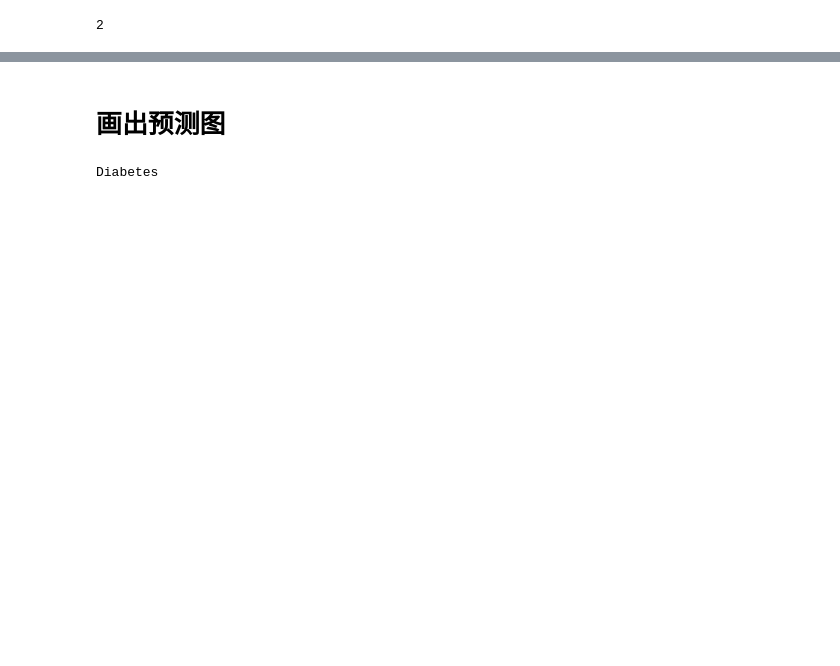
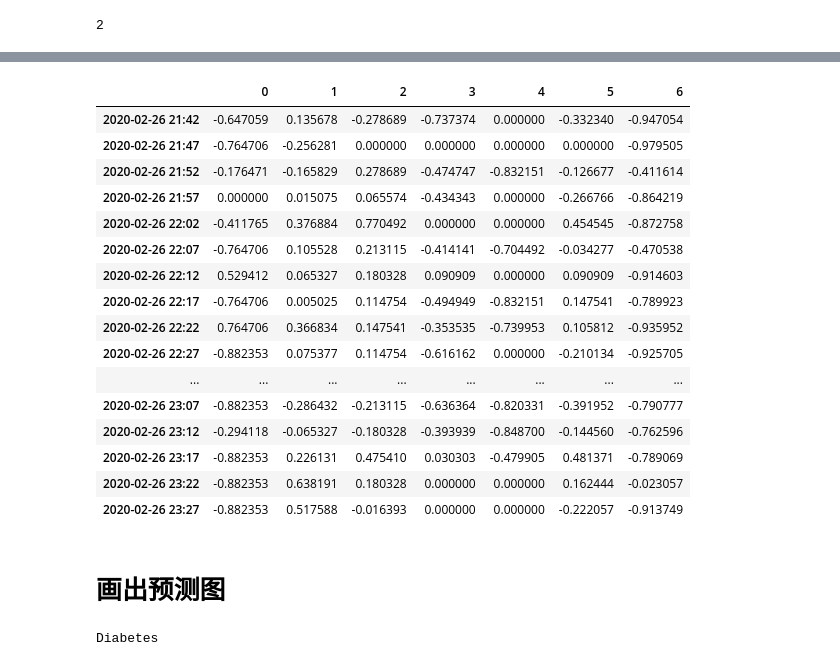
Before and after one commit to ktncktnc/TimeGrad-re, a Jupyter notebook: pts7/Time-Grad-Diabetes.ipynb, the cells around one changed output, grey strips where cells are left out. Drawn from its saved outputs; the diff is of its cells as text; code cells hidden in the pictures; blank space fills up the shorter version.

```diff
--- a/pts7/Time-Grad-Diabetes.ipynb
+++ b/pts7/Time-Grad-Diabetes.ipynb
@@ -298,3 +292,23 @@ targets_Diabetes[0]
+# %%
+targets_Diabetes[1]
+# %% [output]
+|  | 0 | 1 | 2 | 3 | 4 | 5 | 6 |
+| 2020-02-26 21:42 | -0.647059 | 0.135678 | -0.278689 | -0.737374 | 0.000000 | -0.332340 | -0.947054 |
+| 2020-02-26 21:47 | -0.764706 | -0.256281 | 0.000000 | 0.000000 | 0.000000 | 0.000000 | -0.979505 |
+| 2020-02-26 21:52 | -0.176471 | -0.165829 | 0.278689 | -0.474747 | -0.832151 | -0.126677 | -0.411614 |
+| 2020-02-26 21:57 | 0.000000 | 0.015075 | 0.065574 | -0.434343 | 0.000000 | -0.266766 | -0.864219 |
+| 2020-02-26 22:02 | -0.411765 | 0.376884 | 0.770492 | 0.000000 | 0.000000 | 0.454545 | -0.872758 |
+| 2020-02-26 22:07 | -0.764706 | 0.105528 | 0.213115 | -0.414141 | -0.704492 | -0.034277 | -0.470538 |
+| 2020-02-26 22:12 | 0.529412 | 0.065327 | 0.180328 | 0.090909 | 0.000000 | 0.090909 | -0.914603 |
+| 2020-02-26 22:17 | -0.764706 | 0.005025 | 0.114754 | -0.494949 | -0.832151 | 0.147541 | -0.789923 |
+| 2020-02-26 22:22 | 0.764706 | 0.366834 | 0.147541 | -0.353535 | -0.739953 | 0.105812 | -0.935952 |
+| 2020-02-26 22:27 | -0.882353 | 0.075377 | 0.114754 | -0.616162 | 0.000000 | -0.210134 | -0.925705 |
+| ... | ... | ... | ... | ... | ... | ... | ... |
+| 2020-02-26 23:07 | -0.882353 | -0.286432 | -0.213115 | -0.636364 | -0.820331 | -0.391952 | -0.790777 |
+| 2020-02-26 23:12 | -0.294118 | -0.065327 | -0.180328 | -0.393939 | -0.848700 | -0.144560 | -0.762596 |
+| 2020-02-26 23:17 | -0.882353 | 0.226131 | 0.475410 | 0.030303 | -0.479905 | 0.481371 | -0.789069 |
+| 2020-02-26 23:22 | -0.882353 | 0.638191 | 0.180328 | 0.000000 | 0.000000 | 0.162444 | -0.023057 |
+| 2020-02-26 23:27 | -0.882353 | 0.517588 | -0.016393 | 0.000000 | 0.000000 | -0.222057 | -0.913749 |
 # %% [markdown]
 # 画出预测图
 # %%
```
Also changed, not shown: parts of 8 cells of this notebook.
